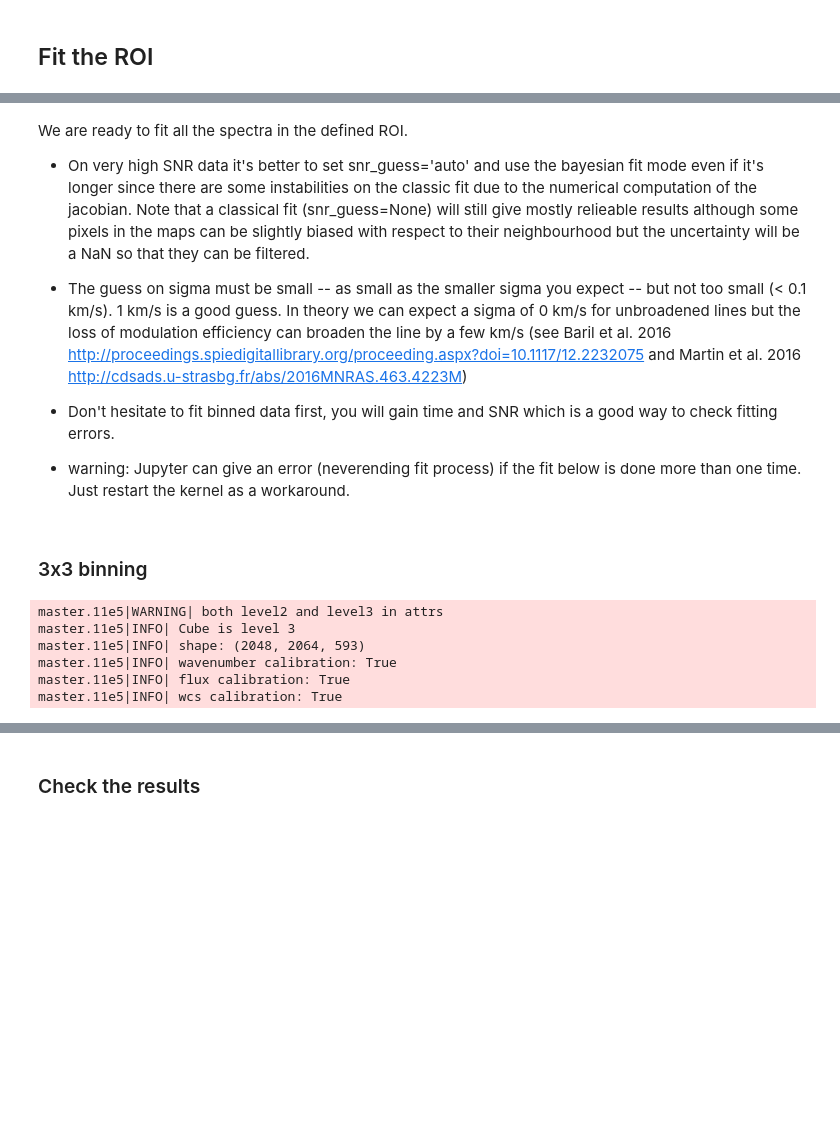
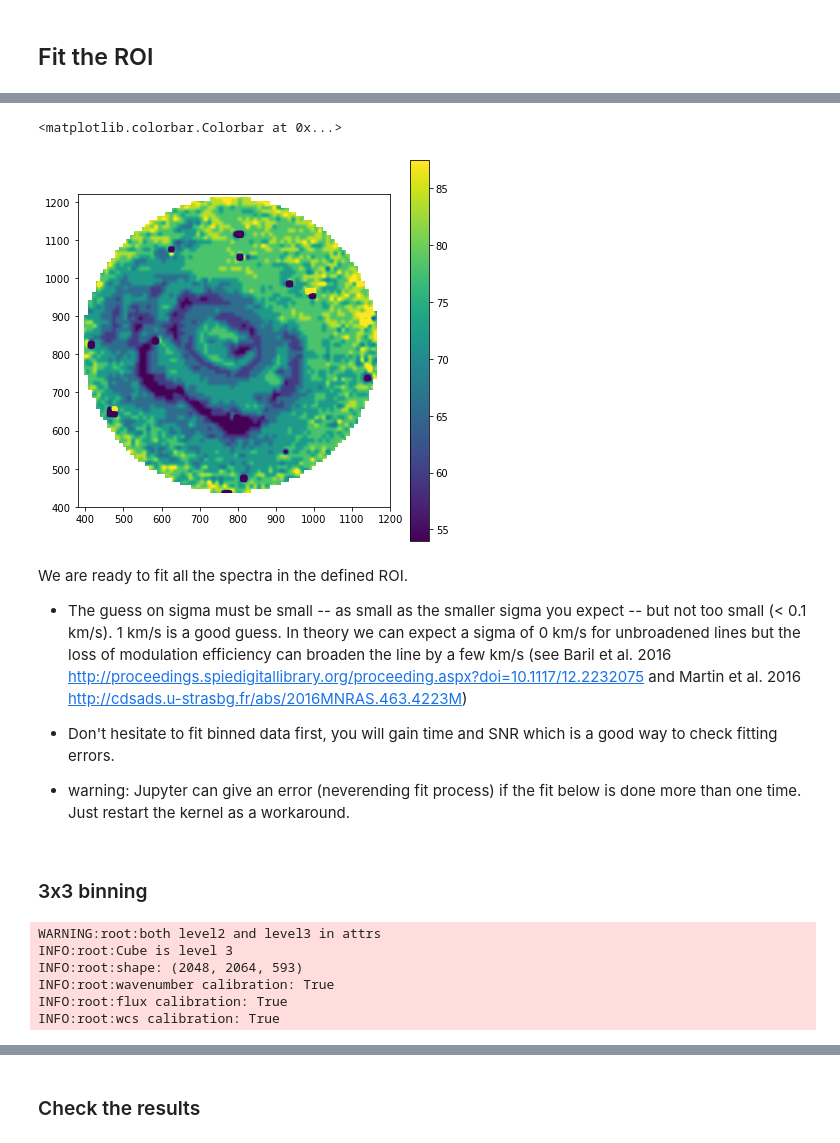
Before and after one commit to thomasorb/orcs, a Jupyter notebook: docs/script_example_fit_region.ipynb, the cells around one changed output, grey strips where cells are left out. Saved outputs shown, nothing was run; the diff lists cells and outputs as text; code cells hidden in the pictures; blank space fills up the shorter version.

```diff
--- a/docs/script_example_fit_region.ipynb
+++ b/docs/script_example_fit_region.ipynb
@@ -126,7 +136,15 @@ Broadening (km/s): [15.61(54) 17.91(48) 15.61(54) 15.61(54) 15.61(54)]
+# %%
+import orb.utils.graph as graph
+vel_map = orb.utils.io.read_fits('./M57_SN3/M57_SN3.SpectralCube.estimated_velocity.fits')
+graph.imshow(vel_map)
+pl.xlim(380, 1200)
+pl.ylim(400, 1220)
+pl.colorbar()
+# %% [output]
+<matplotlib.colorbar.Colorbar at 0x...>
+[figure, added]
 # %% [markdown]
 We are ready to fit all the spectra in the defined ROI.
-
-- On very high SNR data it's better to set snr_guess='auto' and use the bayesian fit mode even if it's longer since there are some instabilities on the classic fit due to the numerical computation of the jacobian. Note that a classical fit (snr_guess=None) will still give mostly relieable results although some pixels in the maps can be slightly biased with respect to their neighbourhood but the uncertainty will be a NaN so that they can be filtered.
 
 - The guess on sigma must be small -- as small as the smaller sigma you expect -- but not too small (< 0.1 km/s). 1 km/s is a good guess. In theory we can expect a sigma of 0 km/s for unbroadened lines but the loss of modulation efficiency can broaden the line by a few km/s (see Baril et al. 2016 http://proceedings.spiedigitallibrary.org/proceeding.aspx?doi=10.1117/12.2232075 and Martin et al. 2016 http://cdsads.u-strasbg.fr/abs/2016MNRAS.463.4223M)
 
@@ -143,14 +161,14 @@ import pylab as pl
 import orb.utils.io
 import numpy as np
 # %%
-cube = SpectralCube('/home/thomas/local/M57_SN3.merged.cm1.1.0.hdf5', debug=False)
+cube = SpectralCube('/home/thomas/local/M57_SN3.merged.cm1.1.0.hdf5')
 # %% [output]
-master.11e5|WARNING| both level2 and level3 in attrs
-master.11e5|INFO| Cube is level 3
-master.11e5|INFO| shape: (2048, 2064, 593)
-master.11e5|INFO| wavenumber calibration: True
-master.11e5|INFO| flux calibration: True
-master.11e5|INFO| wcs calibration: True
+WARNING:root:both level2 and level3 in attrs
+INFO:root:Cube is level 3
+INFO:root:shape: (2048, 2064, 593)
+INFO:root:wavenumber calibration: True
+INFO:root:flux calibration: True
+INFO:root:wcs calibration: True
 # %%
 new_vel = 50 # km/s
 cube.fit_lines_in_region('region.reg',
```
Also changed, not shown: parts of 15 cells of this notebook, 2 other files.
